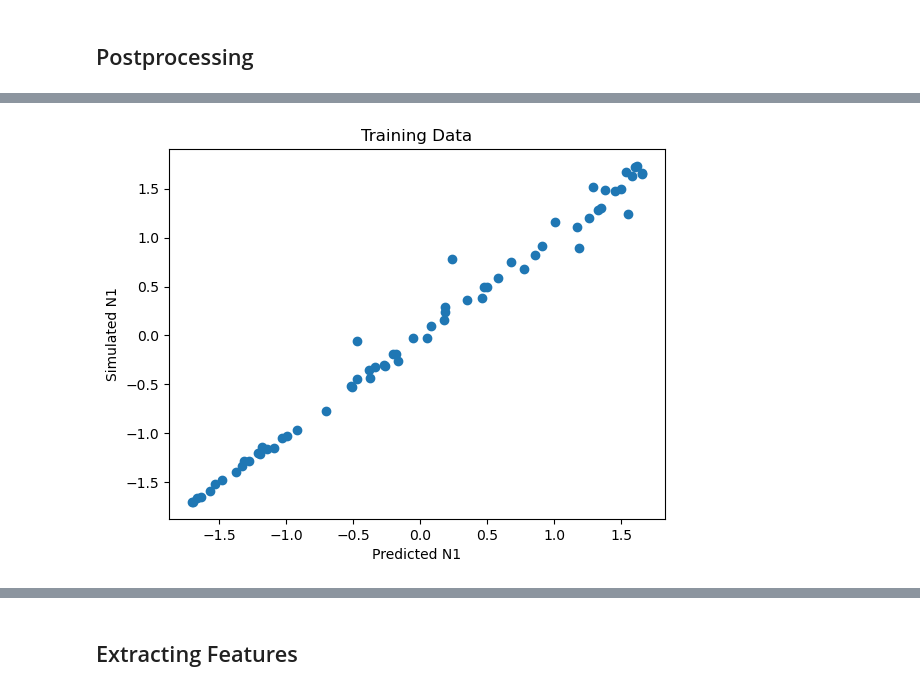
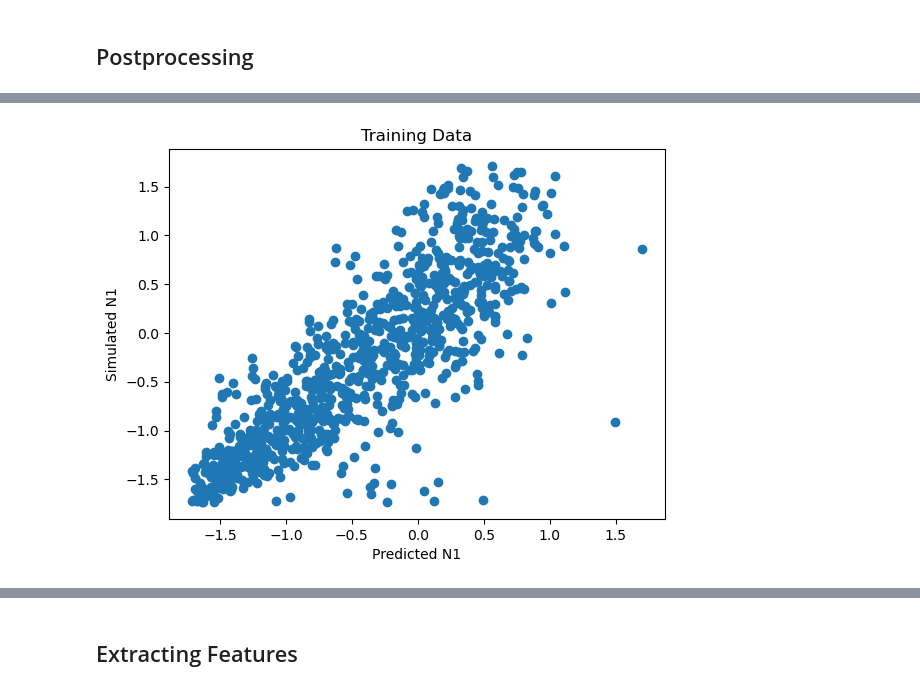
Before and after one commit to ak1376/Demographic_Inference, a Jupyter notebook: notebooks/running_remaining_rules.ipynb, the cells around one changed output, grey strips where cells are left out. Saved outputs shown, nothing was run; the diff lists cells and outputs as text; code cells hidden in the pictures.

```diff
--- a/notebooks/running_remaining_rules.ipynb
+++ b/notebooks/running_remaining_rules.ipynb
@@ -198,12 +199,12 @@ with open(os.path.join('/projects/kernlab/akapoor/Demographic_Inference',f'{SIM_
     post = pickle.load(f)
 # %%
 plt.figure()
-plt.scatter(post['training']['normalized_predictions']['momentsLD_N1'], post['training']['normalized_targets']['simulated_params_N1'])
+plt.scatter(post['training']['normalized_predictions']['momentsLD_N0'], post['training']['normalized_targets']['simulated_params_N0'])
 plt.xlabel('Predicted N1')
 plt.ylabel('Simulated N1')
 plt.title('Training Data')
 plt.show()
 # %% [output]
-[figure, old version]
+[figure, new version]
 # %%
 plt.figure()
```
Also changed, not shown: parts of 14 cells of this notebook, 6 other files.
